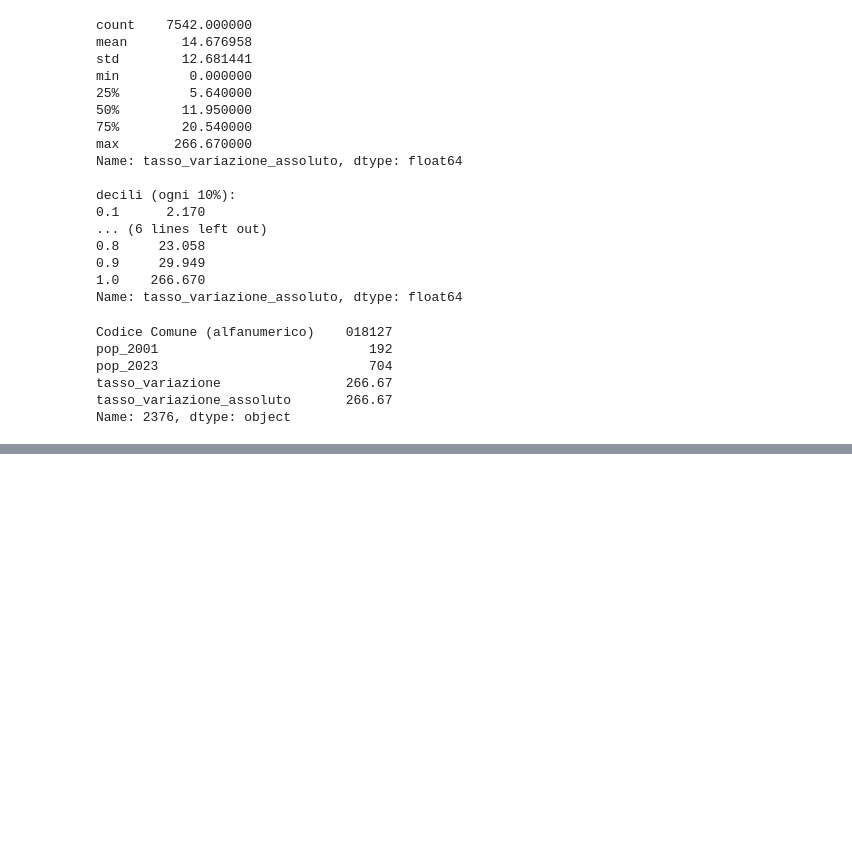
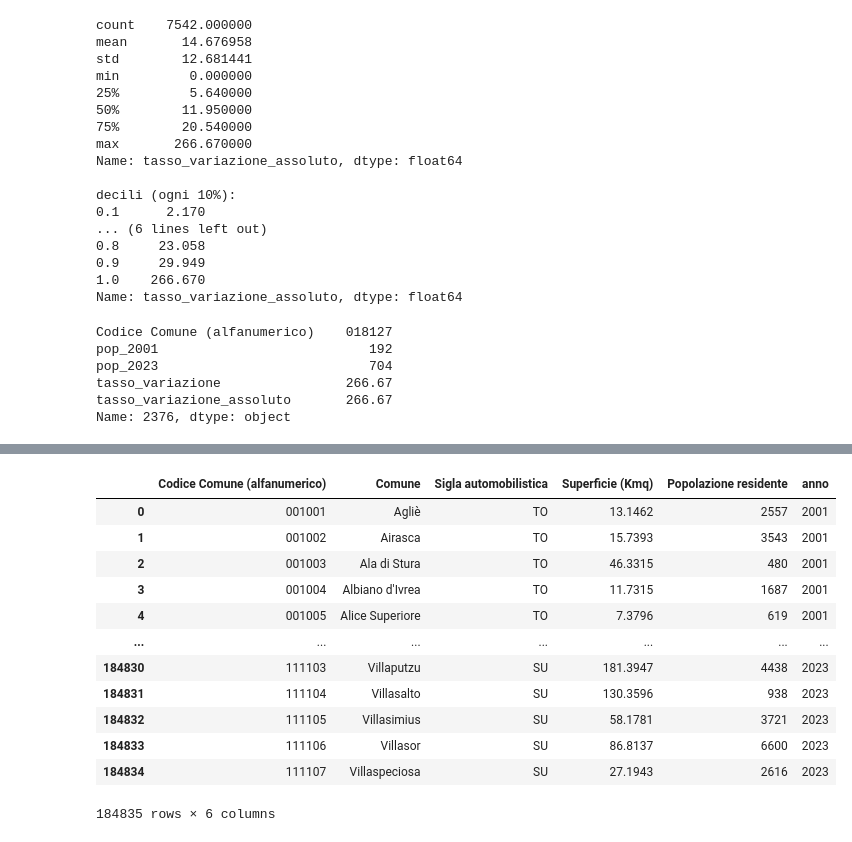
Before and after one commit to LordVessio/boolean-istat-traffic-analysis, a Jupyter notebook: Final Project Nicola Vessio.ipynb, the cells around one changed output, grey strips where cells are left out. Saved outputs shown, nothing was run; the diff lists cells and outputs as text; code cells hidden in the pictures; blank space fills up the shorter version.

```diff
--- a/Final Project Nicola Vessio.ipynb
+++ b/Final Project Nicola Vessio.ipynb
@@ -647,0 +677,36 @@ Avevo inizialmente pensato di suddividere gli anni in fasce (6 fasce da 4 anni c
+# %%
+import os
+cartella = 'CSV Situas'
+
+lista_popolazioni = []
+for anno in range(2001, 2024):
+    f = os.path.join(cartella, f'Comuni - Dimensione Data Indagine 31-12-{anno}.csv')
+    pop = pd.read_csv(f, sep=';', decimal=',', thousands='.')
+    pop = pop[['Codice Comune (alfanumerico)', 'Comune', 'Sigla automobilistica',
+               'Superficie (Kmq)', 'Popolazione residente']].copy()
+    pop['Codice Comune (alfanumerico)'] = pop['Codice Comune (alfanumerico)'].astype(str).str.zfill(6)
+    pop['anno'] = anno
+    lista_popolazioni.append(pop)
+
+pop_completo = pd.concat(lista_popolazioni, ignore_index=True)
+pop_completo
+
+# carico tutti i 23 file SITUAS (2001-2023) con un ciclo che li legge dalla
+# cartella 'CSV Situas'. a ogni file applico la stessa pulizia: separatori
+# italiani (sep, decimal, thousands), selezione delle sole colonne utili e
+# zfill sul codice comune. aggiungo a ognuno una colonna 'anno' e li accumulo
+# in lista_popolazioni, poi li impilo tutti con concat in un unico dataframe
+# %% [output]
+|  | Codice Comune (alfanumerico) | Comune | Sigla automobilistica | Superficie (Kmq) | Popolazione residente | anno |
+| 0 | 001001 | Agliè | TO | 13.1462 | 2557 | 2001 |
+| 1 | 001002 | Airasca | TO | 15.7393 | 3543 | 2001 |
+| 2 | 001003 | Ala di Stura | TO | 46.3315 | 480 | 2001 |
+| 3 | 001004 | Albiano d'Ivrea | TO | 11.7315 | 1687 | 2001 |
+| 4 | 001005 | Alice Superiore | TO | 7.3796 | 619 | 2001 |
+| ... | ... | ... | ... | ... | ... | ... |
+| 184830 | 111103 | Villaputzu | SU | 181.3947 | 4438 | 2023 |
+| 184831 | 111104 | Villasalto | SU | 130.3596 | 938 | 2023 |
+| 184832 | 111105 | Villasimius | SU | 58.1781 | 3721 | 2023 |
+| 184833 | 111106 | Villasor | SU | 86.8137 | 6600 | 2023 |
+| 184834 | 111107 | Villaspeciosa | SU | 27.1943 | 2616 | 2023 |
+184835 rows × 6 columns
```
Also changed, not shown: parts of 8 cells of this notebook.
